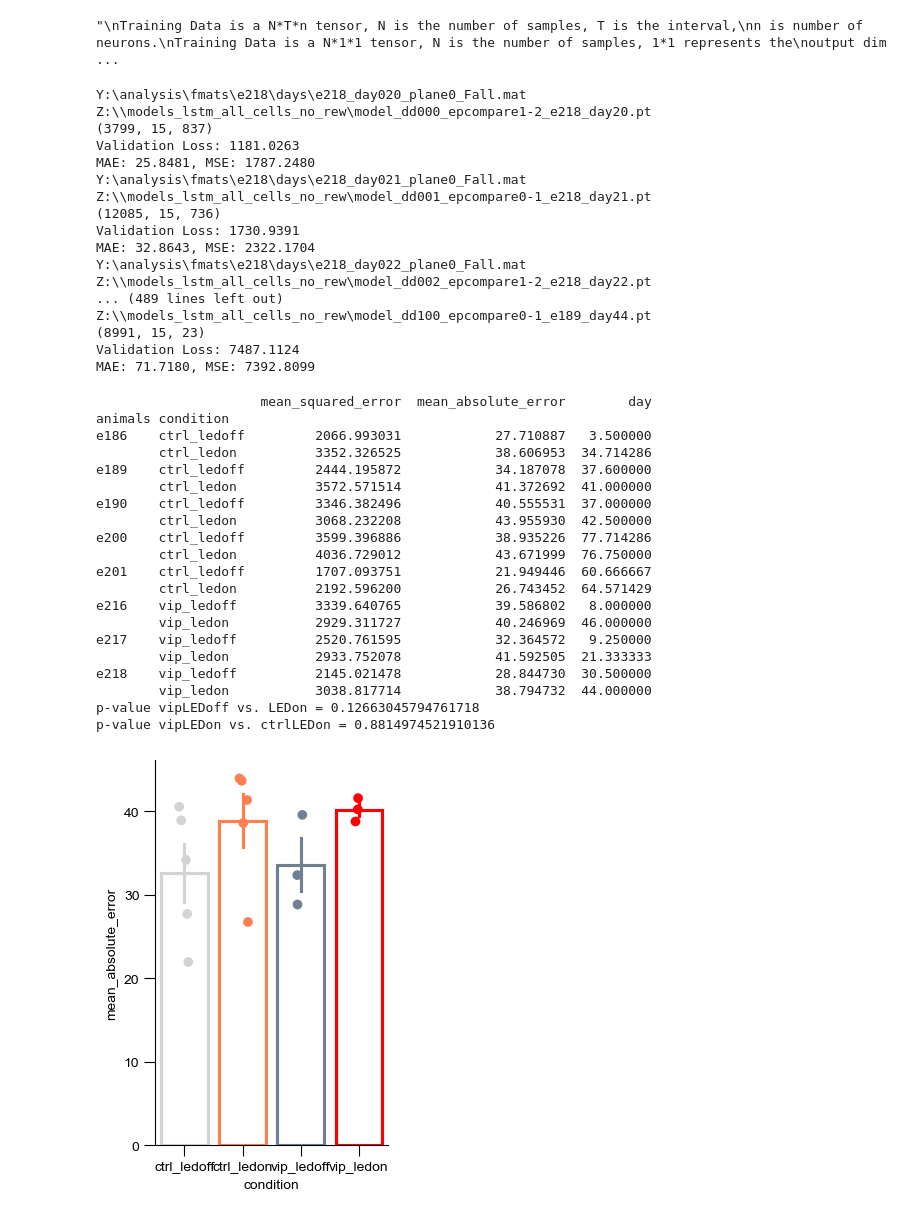
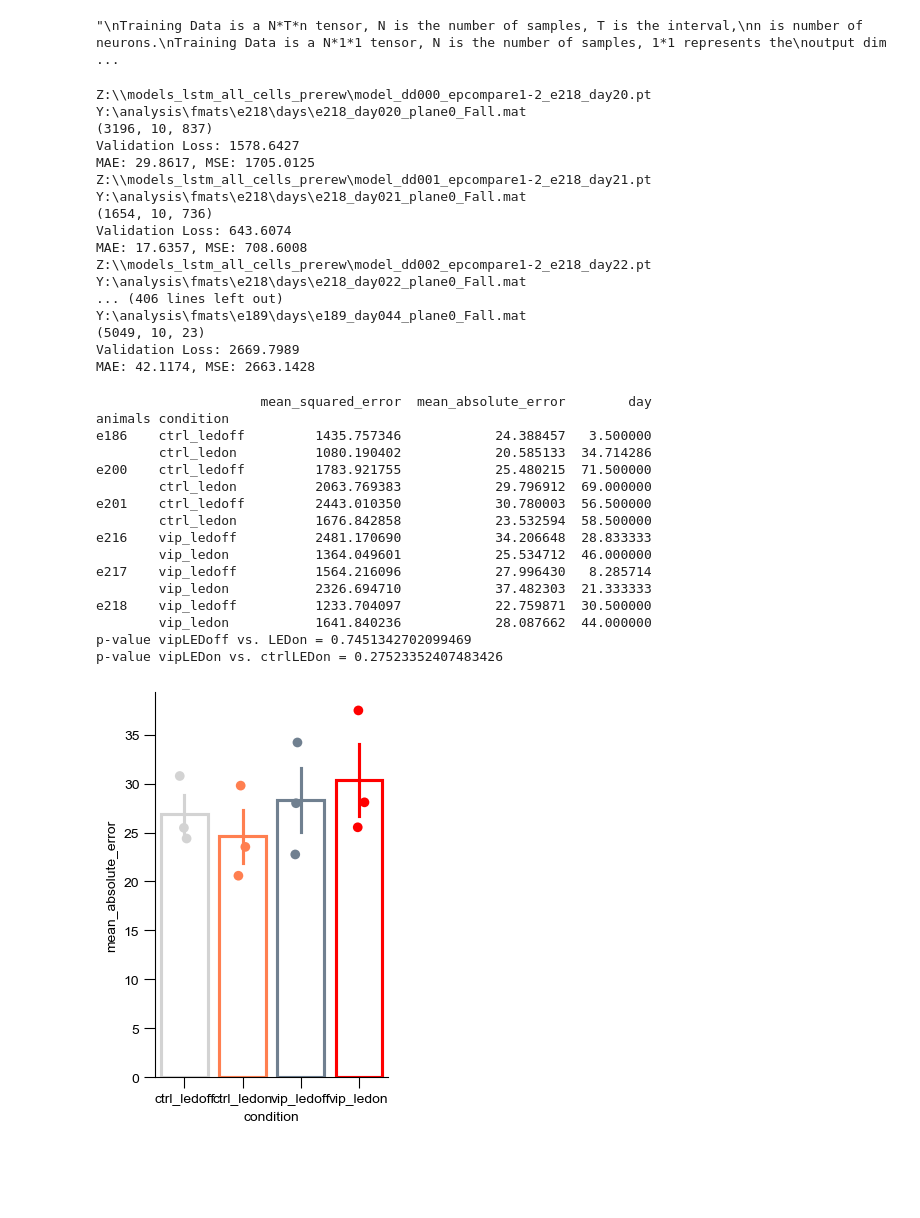
Before and after one commit to han-lab-wustl/han-lab, a Jupyter notebook: projects/opto/modeling/position_decoding_inference_all_cells.ipynb, the cells around one changed output. Cells and saved outputs as stored; diff of their text form; code cells hidden in the pictures; blank space fills up the shorter version.

```diff
--- a/projects/opto/modeling/position_decoding_inference_all_cells.ipynb
+++ b/projects/opto/modeling/position_decoding_inference_all_cells.ipynb
@@ -70,10 +70,7 @@ class CreateTimeSeriesData(Dataset):
         return self.x[i], self.y[i]
 # %%
 # import raw data
-with open("Z:\dcts_com_opto_inference.p", "rb") as fp: #unpickle
-        dcts = pickle.load(fp)
-# can be different depending on model version
-conddf = pd.read_csv(r"Z:\condition_df\conddf_neural_com_inference.csv", index_col=None)
+conddf = pd.read_csv(r"Z:\condition_df\conddf_neural_modeling.csv", index_col=None)
 # %%
 import matplotlib as mpl
 mpl.rcParams['svg.fonttype'] = 'none'
@@ -214,7 +205,7 @@ savedst = r'C:\Users\Han\Box\neuro_phd_stuff\han_2023-\thesis_proposal'
 # %%
 # make models for all animals/days
 from sklearn.metrics import mean_absolute_error, mean_squared_error
-savepth = r'Z:\\models_lstm_all_cells_no_rew'
+savepth = r'Z:\\models_lstm_all_cells_prerew'
 savedst = r'C:\Users\Han\Box\neuro_phd_stuff\han_2023-\thesis_proposal'
 errors = []
 dds = np.arange(0,len(conddf))#len(conddf))
@@ -222,30 +213,30 @@ dds_run = [] # grab the days that meet criteria
 for dd in dds: #len(conddf)
     # if conddf.in_type.values[dd]=='vip':
     try:
-        dd,err = run_inference_optoep_for_vis(conddf,dd,dcts, savepth=savepth,
+        dd,err = run_inference_optoep_for_vis(conddf,dd,savepth=savepth,
                         savedst=savedst)
         errors.append(err)
         dds_run.append(dd)
     except Exception as e:
         print(e)
 # %% [output]
+Z:\\models_lstm_all_cells_prerew\model_dd000_epcompare1-2_e218_day20.pt
 Y:\analysis\fmats\e218\days\e218_day020_plane0_Fall.mat
-Z:\\models_lstm_all_cells_no_rew\model_dd000_epcompare1-2_e218_day20.pt
-(3799, 15, 837)
-Validation Loss: 1181.0263
-MAE: 25.8481, MSE: 1787.2480
+(3196, 10, 837)
+Validation Loss: 1578.6427
+MAE: 29.8617, MSE: 1705.0125
+Z:\\models_lstm_all_cells_prerew\model_dd001_epcompare1-2_e218_day21.pt
 Y:\analysis\fmats\e218\days\e218_day021_plane0_Fall.mat
-Z:\\models_lstm_all_cells_no_rew\model_dd001_epcompare0-1_e218_day21.pt
-(12085, 15, 736)
-Validation Loss: 1730.9391
-MAE: 32.8643, MSE: 2322.1704
+(1654, 10, 736)
+Validation Loss: 643.6074
+MAE: 17.6357, MSE: 708.6008
+Z:\\models_lstm_all_cells_prerew\model_dd002_epcompare1-2_e218_day22.pt
 Y:\analysis\fmats\e218\days\e218_day022_plane0_Fall.mat
-Z:\\models_lstm_all_cells_no_rew\model_dd002_epcompare1-2_e218_day22.pt
-... (489 lines left out)
-Z:\\models_lstm_all_cells_no_rew\model_dd100_epcompare0-1_e189_day44.pt
-(8991, 15, 23)
-Validation Loss: 7487.1124
-MAE: 71.7180, MSE: 7392.8099
+... (406 lines left out)
+Y:\analysis\fmats\e189\days\e189_day044_plane0_Fall.mat
+(5049, 10, 23)
+Validation Loss: 2669.7989
+MAE: 42.1174, MSE: 2663.1428
 # %%
 # quantify error
 errors_arr = np.array(errors)
@@ -273,54 +264,50 @@ for ii,ep in enumerate(conddf_.optoep.values):
     elif conddf_.in_type.values[ii]!='vip' and ep>=2:
         condition.append('ctrl_ledon')
 df['condition'] = condition
-# df = df[(df.animals!='e190') & (df.animals!='e200')]
+df = df[(df.animals!='e190') & (df.animals!='e189')]
 df = df.groupby(['animals', 'condition']).mean(numeric_only=True)
 df.to_csv(r'C:\Users\Han\Desktop\test.csv')
 print(df)
 
 import seaborn as sns
 plt.figure(figsize=(3,5))
 ax = sns.barplot(x = 'condition', y = 'mean_absolute_error',
         hue = 'condition', data=df,
         fill=False, errorbar='se',
         palette={'vip_ledoff': "slategray", 'vip_ledon': "red",
                 'ctrl_ledoff': "lightgray", 'ctrl_ledon': "coral"})
 ax = sns.stripplot(x = 'condition', y = 'mean_absolute_error',
         hue = 'condition', data=df,
         palette={'vip_ledoff': "slategray", 'vip_ledon': "red",
                 'ctrl_ledoff': "lightgray", 'ctrl_ledon': "coral"},s=7)
 ax.spines['top'].set_visible(False)
 ax.spines['right'].set_visible(False)
 
 # plt.savefig(os.path.join(savedst, 'allcells_mean_abs_error_lstm.svg'), bbox_inches='tight')
 
 t,pval = scipy.stats.ttest_rel(df.loc[(df.index.get_level_values('condition') == 'vip_ledoff'), 'mean_absolute_error'].values,
     df.loc[(df.index.get_level_values('condition') == 'vip_ledon'), 'mean_absolute_error'].values)
 print(f'p-value vipLEDoff vs. LEDon = {pval}')
 t,pval = scipy.stats.ranksums(df.loc[(df.index.get_level_values('condition') == 'ctrl_ledon'), 'mean_absolute_error'].values,
     df.loc[(df.index.get_level_values('condition') == 'vip_ledon'), 'mean_absolute_error'].values)
 print(f'p-value vipLEDon vs. ctrlLEDon = {pval}')
 # print(scipy.stats.ttest_ind(df.loc[df.condition == 'ctrl_ledon', 'mean_absolute_error'].values,
 #     df.loc[df.condition == 'vip_ledon', 'mean_absolute_error'].values))
 # %% [output]
                      mean_squared_error  mean_absolute_error        day
 animals condition
-e186    ctrl_ledoff         2066.993031            27.710887   3.500000
-        ctrl_ledon          3352.326525            38.606953  34.714286
-e189    ctrl_ledoff         2444.195872            34.187078  37.600000
-        ctrl_ledon          3572.571514            41.372692  41.000000
-e190    ctrl_ledoff         3346.382496            40.555531  37.000000
-        ctrl_ledon          3068.232208            43.955930  42.500000
-e200    ctrl_ledoff         3599.396886            38.935226  77.714286
-        ctrl_ledon          4036.729012            43.671999  76.750000
-e201    ctrl_ledoff         1707.093751            21.949446  60.666667
-        ctrl_ledon          2192.596200            26.743452  64.571429
-e216    vip_ledoff          3339.640765            39.586802   8.000000
-        vip_ledon           2929.311727            40.246969  46.000000
-e217    vip_ledoff          2520.761595            32.364572   9.250000
-        vip_ledon           2933.752078            41.592505  21.333333
-e218    vip_ledoff          2145.021478            28.844730  30.500000
-        vip_ledon           3038.817714            38.794732  44.000000
-p-value vipLEDoff vs. LEDon = 0.12663045794761718
-p-value vipLEDon vs. ctrlLEDon = 0.8814974521910136
+e186    ctrl_ledoff         1435.757346            24.388457   3.500000
+        ctrl_ledon          1080.190402            20.585133  34.714286
+e200    ctrl_ledoff         1783.921755            25.480215  71.500000
+        ctrl_ledon          2063.769383            29.796912  69.000000
+e201    ctrl_ledoff         2443.010350            30.780003  56.500000
+        ctrl_ledon          1676.842858            23.532594  58.500000
+e216    vip_ledoff          2481.170690            34.206648  28.833333
+        vip_ledon           1364.049601            25.534712  46.000000
+e217    vip_ledoff          1564.216096            27.996430   8.285714
+        vip_ledon           2326.694710            37.482303  21.333333
+e218    vip_ledoff          1233.704097            22.759871  30.500000
+        vip_ledon           1641.840236            28.087662  44.000000
+p-value vipLEDoff vs. LEDon = 0.7451342702099469
+p-value vipLEDon vs. ctrlLEDon = 0.27523352407483426
-[figure, old version]
+[figure, new version]
```
Also changed, not shown: parts of 1 cell of this notebook, 16 other files.
